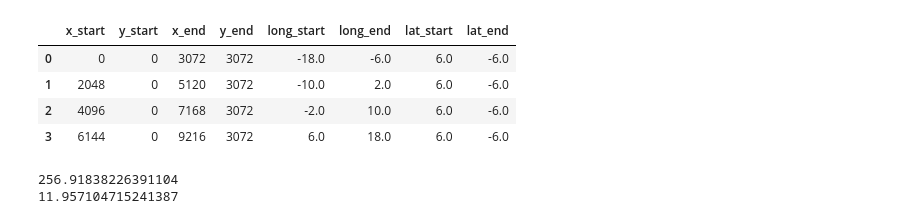
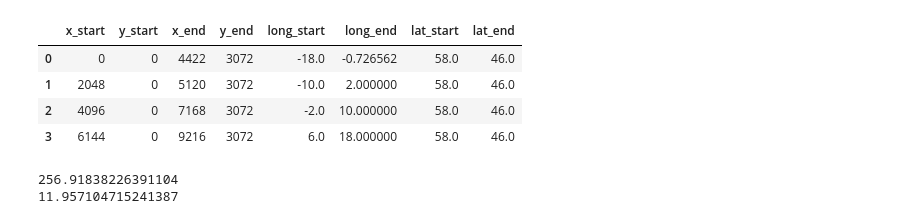
Before and after one commit to arielgis/DLM-Project, a Jupyter notebook: analysis/non_random_set.ipynb, the cells around one changed output. Saved outputs shown, nothing was run; the diff lists cells and outputs as text; code cells hidden in the pictures.

```diff
--- a/analysis/non_random_set.ipynb
+++ b/analysis/non_random_set.ipynb
@@ -6,12 +9,12 @@ import pandas as pd
 # %%
-df = pd.read_csv('../../data/test_images_3072/train_pixels.csv')
+df = pd.read_csv('../../data/test_images_3072/train3_pixels.csv')
 df
 # %% [output]
 |  | x_start | y_start | x_end | y_end | long_start | long_end | lat_start | lat_end |
-| 0 | 0 | 0 | 3072 | 3072 | -18.0 | -6.0 | 6.0 | -6.0 |
-| 1 | 2048 | 0 | 5120 | 3072 | -10.0 | 2.0 | 6.0 | -6.0 |
-| 2 | 4096 | 0 | 7168 | 3072 | -2.0 | 10.0 | 6.0 | -6.0 |
-| 3 | 6144 | 0 | 9216 | 3072 | 6.0 | 18.0 | 6.0 | -6.0 |
+| 0 | 0 | 0 | 4422 | 3072 | -18.0 | -0.726562 | 58.0 | 46.0 |
+| 1 | 2048 | 0 | 5120 | 3072 | -10.0 | 2.000000 | 58.0 | 46.0 |
+| 2 | 4096 | 0 | 7168 | 3072 | -2.0 | 10.000000 | 58.0 | 46.0 |
+| 3 | 6144 | 0 | 9216 | 3072 | 6.0 | 18.000000 | 58.0 | 46.0 |
 # %%
 import numpy as np
 ppm = 118 #m/pix
```
Also changed, not shown: parts of 7 cells of this notebook, 2 other files.
